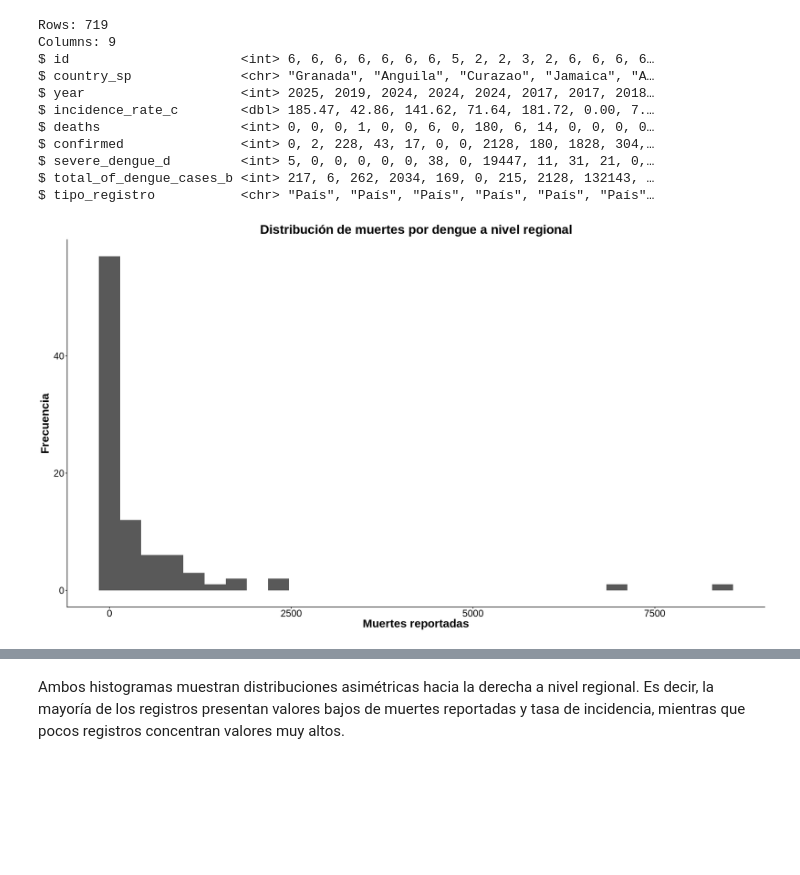
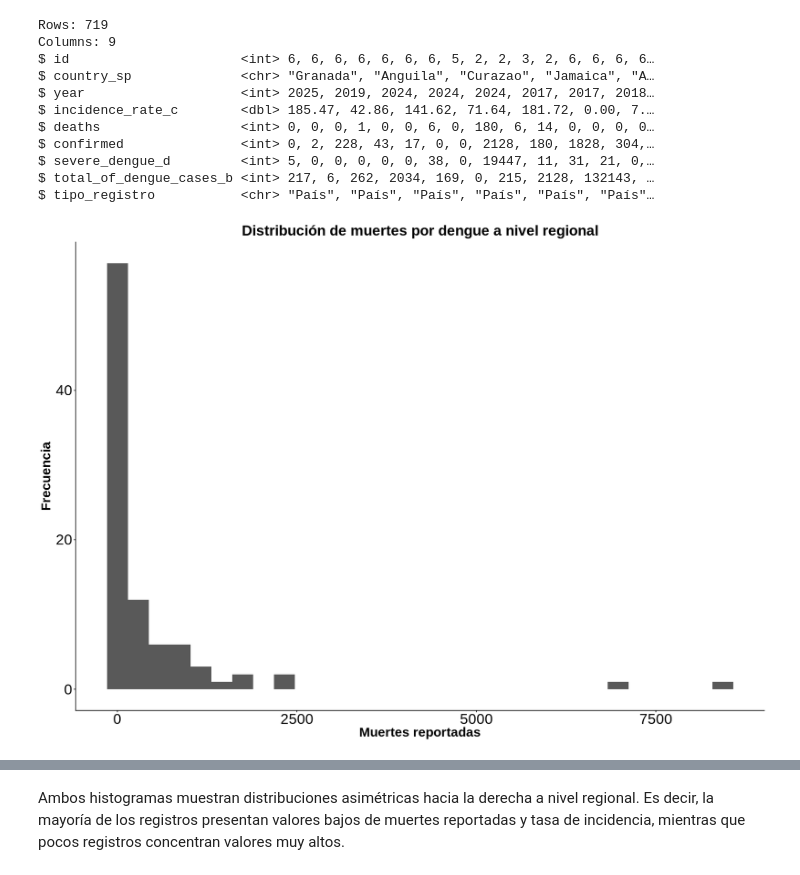
Before and after one commit to Merenguimona/act2_Adatos, a Jupyter notebook: NOTEBOOKS/EDA_DENGUE_AM.ipynb, the cells around one changed output, grey strips where cells are left out. Cells and saved outputs as stored; diff of their text form; code cells hidden in the pictures; blank space fills up the shorter version.

```diff
--- a/NOTEBOOKS/EDA_DENGUE_AM.ipynb
+++ b/NOTEBOOKS/EDA_DENGUE_AM.ipynb
@@ -560,21 +560,21 @@ $ tipo_registro           <chr> "País", "País", "País", "País", "País", "Pa
 # %%
 # HISTOGRAMAS A NIVEL REGIONAL SOBRE MUERTES REPORTADAS POR DENGUE
 
 ggplot(dengue_regional, aes(x = deaths)) +
   geom_histogram(bins = 30) +
   labs(
     title = "Distribución de muertes por dengue a nivel regional",
     x = "Muertes reportadas",
     y = "Frecuencia"
   )  +
   theme_classic(base_size = 10) +
   theme(
     plot.title = element_text(size = 20, face = "bold", hjust = 0.5),
     axis.title = element_text(size = 18, face = "bold"),
-    axis.text = element_text(size = 15)
+    axis.text = element_text(size = 20)
   )
 # %% [output]
-[figure, old version]
+[figure, new version]
 # %%
 # INCIDENCIA A NIVEL REGIONAL
 ggplot(dengue_regional, aes(x = incidence_rate_c)) +
```
Also changed, not shown: parts of 4 cells of this notebook.
